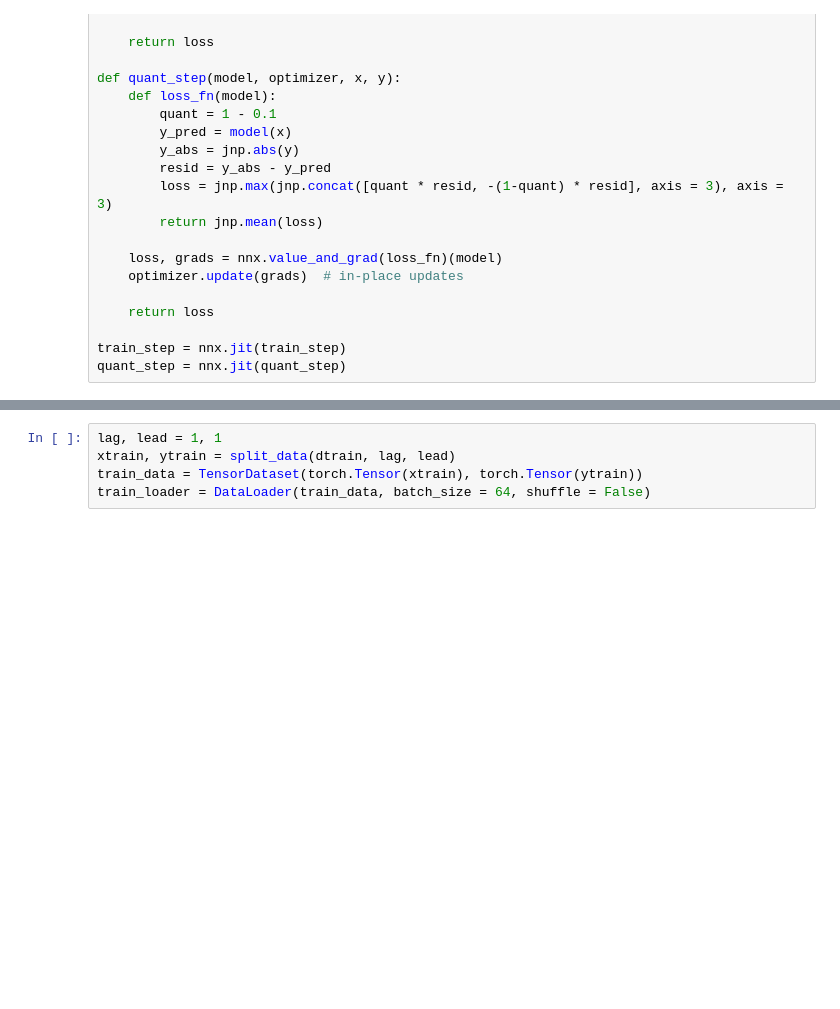
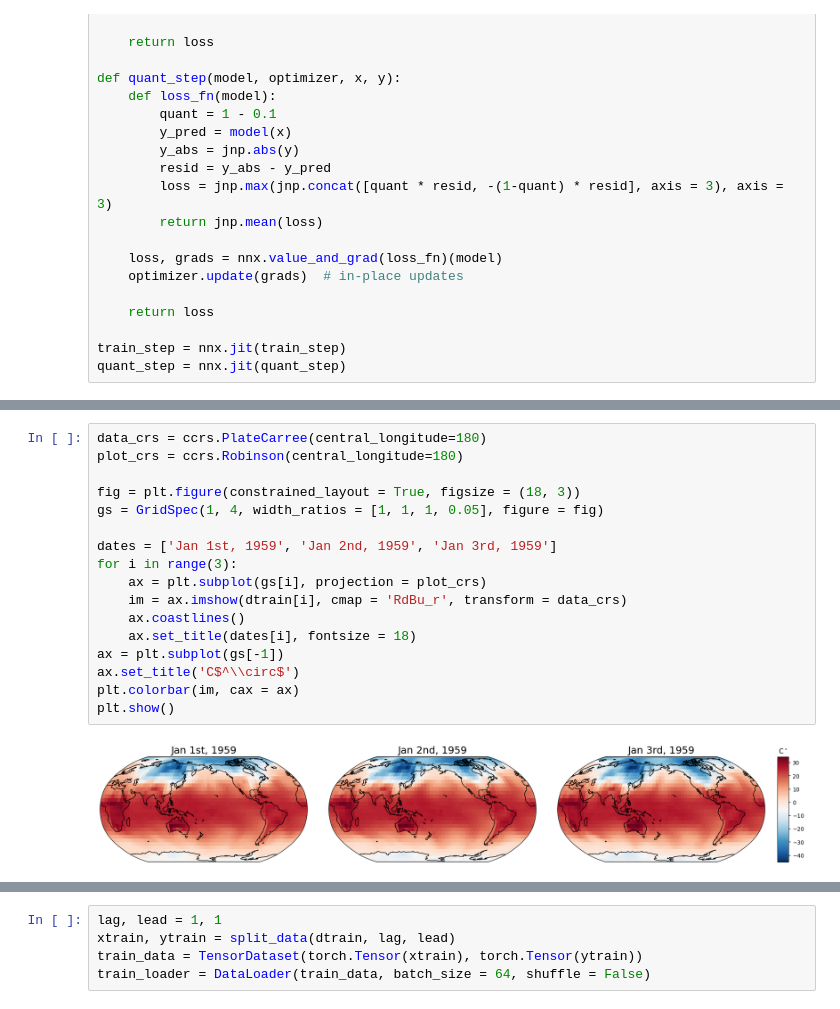
Before and after one commit to trevor-harris/LSCI, a Jupyter notebook: weather/weather_figs.ipynb, the cells around one changed output, grey strips where cells are left out. Saved outputs shown, nothing was run; the diff lists cells and outputs as text; blank space fills up the shorter version.

```diff
--- a/weather/weather_figs.ipynb
+++ b/weather/weather_figs.ipynb
@@ -114,4 +136,23 @@ dtrain = dtrain.squeeze()
 # train_sd = np.std(dtrain, axis = (0))[None,]
 
 # dtrain = (dtrain - train_mu) / train_sd
+# %%
+data_crs = ccrs.PlateCarree(central_longitude=180)
+plot_crs = ccrs.Robinson(central_longitude=180)
+
+fig = plt.figure(constrained_layout = True, figsize = (18, 3))
+gs = GridSpec(1, 4, width_ratios = [1, 1, 1, 0.05], figure = fig)
+
+dates = ['Jan 1st, 1959', 'Jan 2nd, 1959', 'Jan 3rd, 1959']
+for i in range(3):
+    ax = plt.subplot(gs[i], projection = plot_crs)
+    im = ax.imshow(dtrain[i], cmap = 'RdBu_r', transform = data_crs)
+    ax.coastlines()
+    ax.set_title(dates[i], fontsize = 18)
+ax = plt.subplot(gs[-1])
+ax.set_title('C$^\\circ$')
+plt.colorbar(im, cax = ax)
+plt.show()
+# %% [output]
+[figure, added]
 # %%
```
Also changed, not shown: parts of 4 cells of this notebook, 1 other file.
